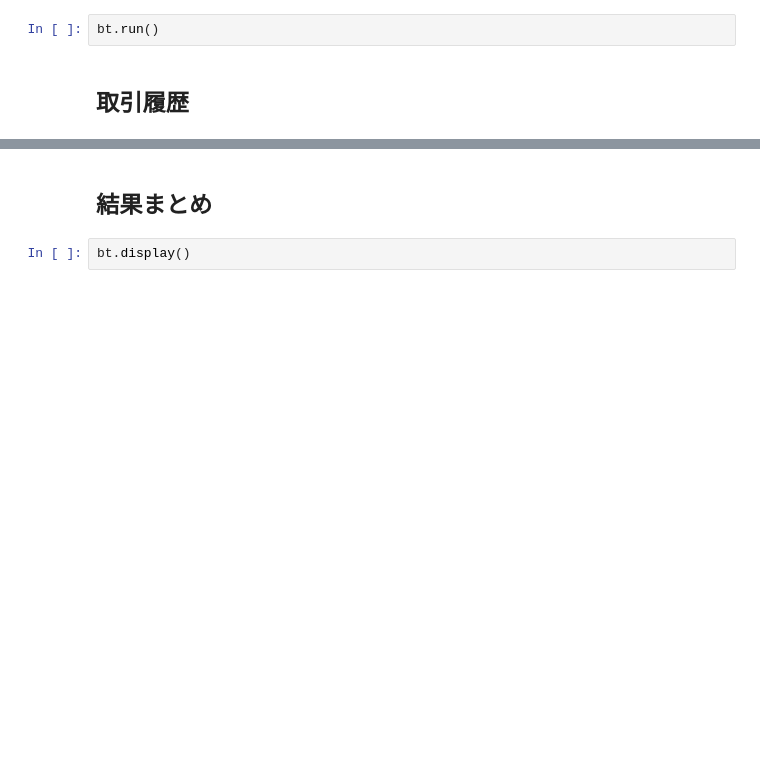
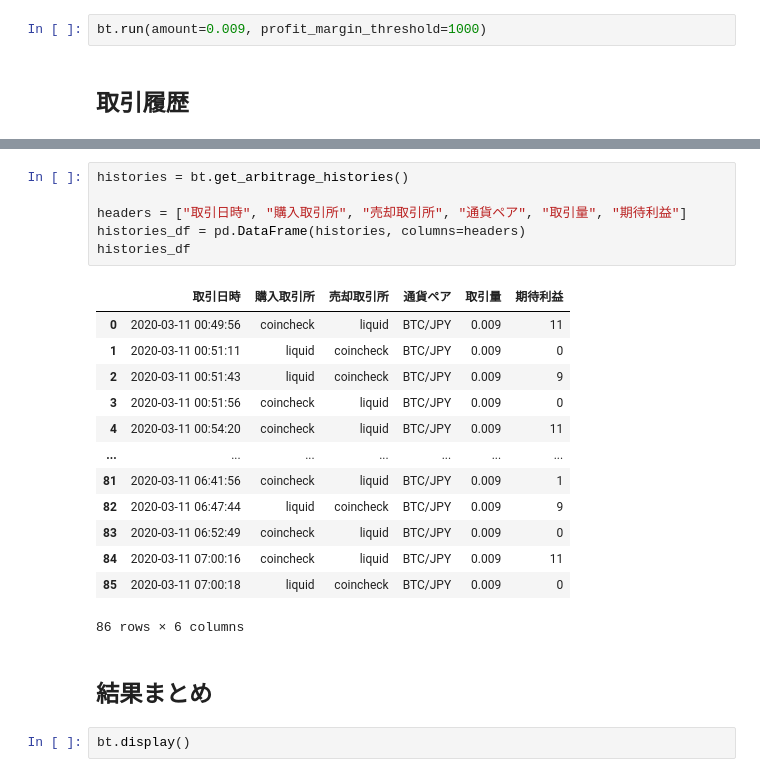
Before and after one commit to tsu-nera/bakuchi, a Jupyter notebook: notebooks/backtest.ipynb, the cells around one changed output, grey strips where cells are left out. Drawn from its saved outputs; the diff is of its cells as text; blank space fills up the shorter version.

```diff
--- a/notebooks/backtest.ipynb
+++ b/notebooks/backtest.ipynb
@@ -30,6 +30,6 @@ len(df_cc), len(df_lq)
 # %% [markdown]
 ## テスト実行
-# %%
-bt.run()
+# %%
+bt.run(amount=0.009, profit_margin_threshold=1000)
 # %% [markdown]
 ##  取引履歴
@@ -42,3 +36,23 @@ histories
+# %%
+histories = bt.get_arbitrage_histories()
+
+headers = ["取引日時", "購入取引所", "売却取引所", "通貨ペア", "取引量", "期待利益"]
+histories_df = pd.DataFrame(histories, columns=headers)
+histories_df
+# %% [output]
+|  | 取引日時 | 購入取引所 | 売却取引所 | 通貨ペア | 取引量 | 期待利益 |
+| 0 | 2020-03-11 00:49:56 | coincheck | liquid | BTC/JPY | 0.009 | 11 |
+| 1 | 2020-03-11 00:51:11 | liquid | coincheck | BTC/JPY | 0.009 | 0 |
+| 2 | 2020-03-11 00:51:43 | liquid | coincheck | BTC/JPY | 0.009 | 9 |
+| 3 | 2020-03-11 00:51:56 | coincheck | liquid | BTC/JPY | 0.009 | 0 |
+| 4 | 2020-03-11 00:54:20 | coincheck | liquid | BTC/JPY | 0.009 | 11 |
+| ... | ... | ... | ... | ... | ... | ... |
+| 81 | 2020-03-11 06:41:56 | coincheck | liquid | BTC/JPY | 0.009 | 1 |
+| 82 | 2020-03-11 06:47:44 | liquid | coincheck | BTC/JPY | 0.009 | 9 |
+| 83 | 2020-03-11 06:52:49 | coincheck | liquid | BTC/JPY | 0.009 | 0 |
+| 84 | 2020-03-11 07:00:16 | coincheck | liquid | BTC/JPY | 0.009 | 11 |
+| 85 | 2020-03-11 07:00:18 | liquid | coincheck | BTC/JPY | 0.009 | 0 |
+86 rows × 6 columns
 # %% [markdown]
 ## 結果まとめ
 # %%
```
Also changed, not shown: parts of 7 cells of this notebook, 3 other files.
